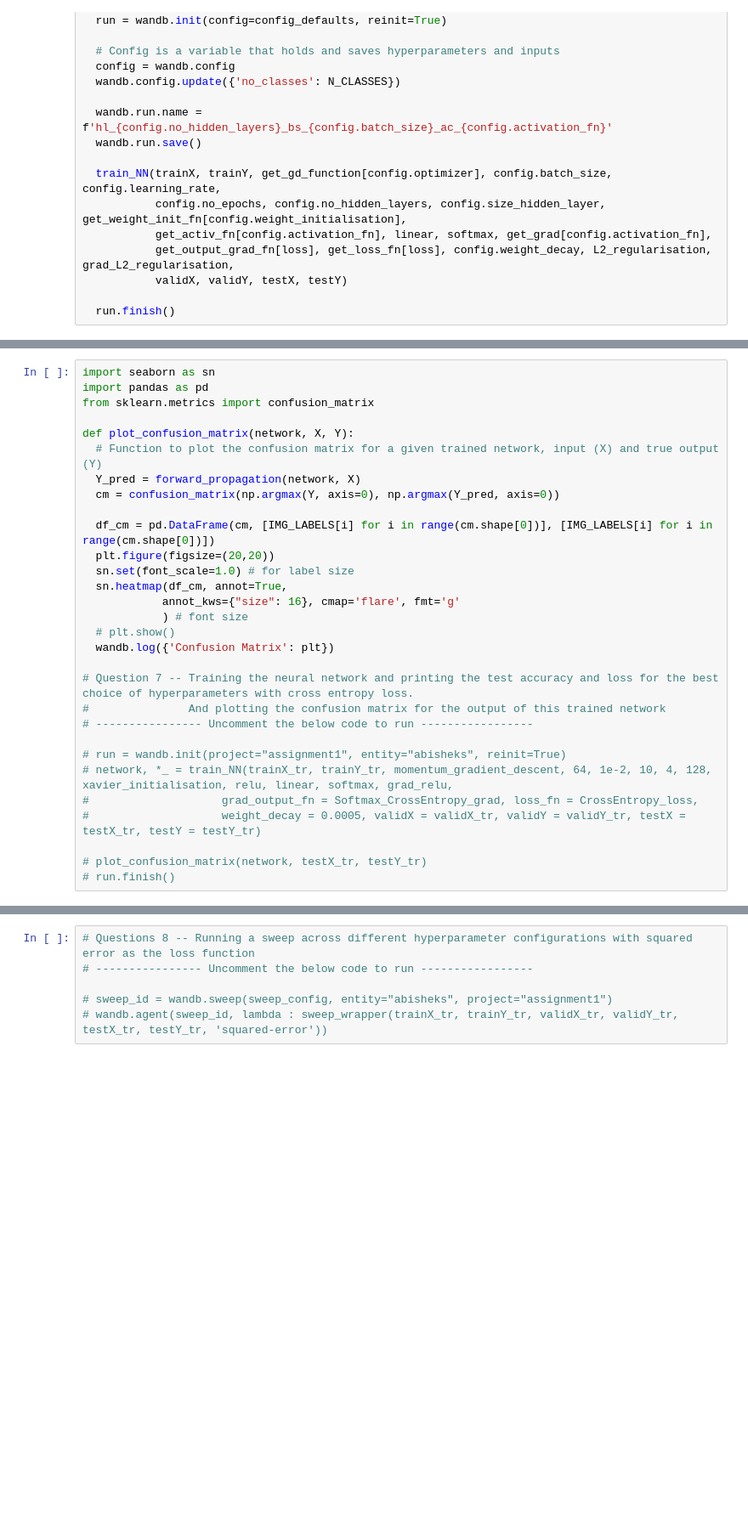
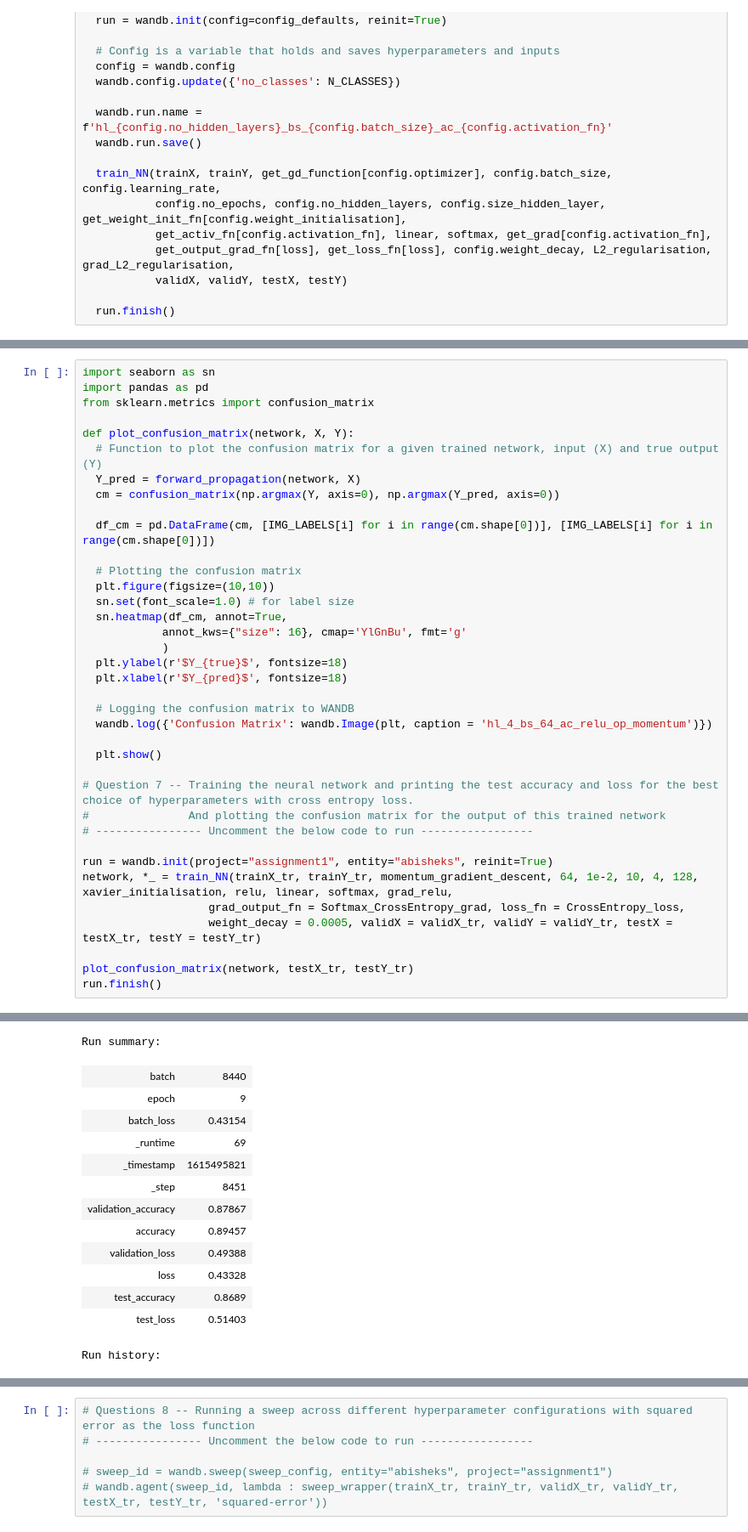
Before and after one commit to anish-sk/CS6910_Assignment1, a Jupyter notebook: src/Assignment1.ipynb, the cells around one changed output, grey strips where cells are left out. Shown at 85% size. Saved outputs shown, nothing was run; the diff lists cells and outputs as text; blank space fills up the shorter version.

Commit message:
logging confusion matrix

```diff
--- a/src/Assignment1.ipynb
+++ b/src/Assignment1.ipynb
@@ -946,22 +964,30 @@ def plot_confusion_matrix(network, X, Y):
   cm = confusion_matrix(np.argmax(Y, axis=0), np.argmax(Y_pred, axis=0))
 
   df_cm = pd.DataFrame(cm, [IMG_LABELS[i] for i in range(cm.shape[0])], [IMG_LABELS[i] for i in range(cm.shape[0])])
-  plt.figure(figsize=(20,20))
+
+  # Plotting the confusion matrix
+  plt.figure(figsize=(10,10))
   sn.set(font_scale=1.0) # for label size
   sn.heatmap(df_cm, annot=True,
-            annot_kws={"size": 16}, cmap='flare', fmt='g'
-            ) # font size
-  # plt.show()
-  wandb.log({'Confusion Matrix': plt})
+            annot_kws={"size": 16}, cmap='YlGnBu', fmt='g'
+            )
+  plt.ylabel(r'$Y_{true}$', fontsize=18)
+  plt.xlabel(r'$Y_{pred}$', fontsize=18)
+
+  # Logging the confusion matrix to WANDB
+  wandb.log({'Confusion Matrix': wandb.Image(plt, caption = 'hl_4_bs_64_ac_relu_op_momentum')})
+
+  plt.show()
 
 # Question 7 -- Training the neural network and printing the test accuracy and loss for the best choice of hyperparameters with cross entropy loss.
 #               And plotting the confusion matrix for the output of this trained network
 # ---------------- Uncomment the below code to run -----------------
 
-# run = wandb.init(project="assignment1", entity="abisheks", reinit=True)
-# network, *_ = train_NN(trainX_tr, trainY_tr, momentum_gradient_descent, 64, 1e-2, 10, 4, 128, xavier_initialisation, relu, linear, softmax, grad_relu,
-#                    grad_output_fn = Softmax_CrossEntropy_grad, loss_fn = CrossEntropy_loss,
-#                    weight_decay = 0.0005, validX = validX_tr, validY = validY_tr, testX = testX_tr, testY = testY_tr)
+run = wandb.init(project="assignment1", entity="abisheks", reinit=True)
+network, *_ = train_NN(trainX_tr, trainY_tr, momentum_gradient_descent, 64, 1e-2, 10, 4, 128, xavier_initialisation, relu, linear, softmax, grad_relu,
+                   grad_output_fn = Softmax_CrossEntropy_grad, loss_fn = CrossEntropy_loss,
+                   weight_decay = 0.0005, validX = validX_tr, validY = validY_tr, testX = testX_tr, testY = testY_tr)
 
-# plot_confusion_matrix(network, testX_tr, testY_tr)
-# run.finish()
+plot_confusion_matrix(network, testX_tr, testY_tr)
+run.finish()
+# %% [output]
@@ -967,0 +1012,14 @@ def plot_confusion_matrix(network, X, Y):
+Run summary:
+| batch | 8440 |
+| epoch | 9 |
+| batch_loss | 0.43154 |
+| _runtime | 69 |
+| _timestamp | 1615495821 |
+| _step | 8451 |
+| validation_accuracy | 0.87867 |
+| accuracy | 0.89457 |
+| validation_loss | 0.49388 |
+| loss | 0.43328 |
+| test_accuracy | 0.8689 |
+| test_loss | 0.51403 |
+Run history:
```
Also changed, not shown: parts of 7 cells of this notebook.
